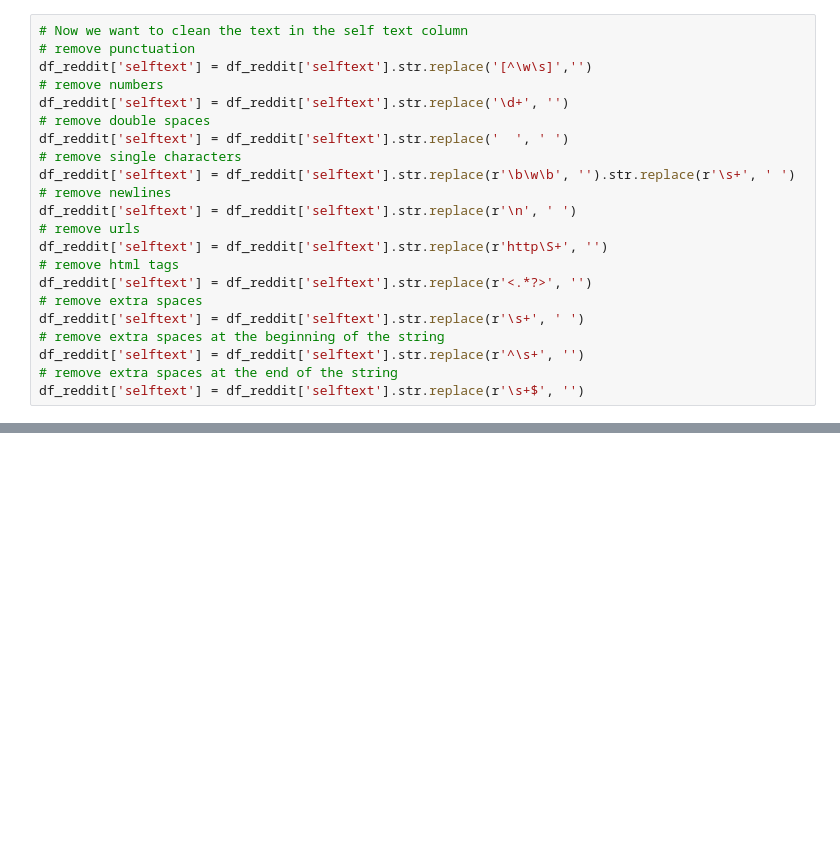
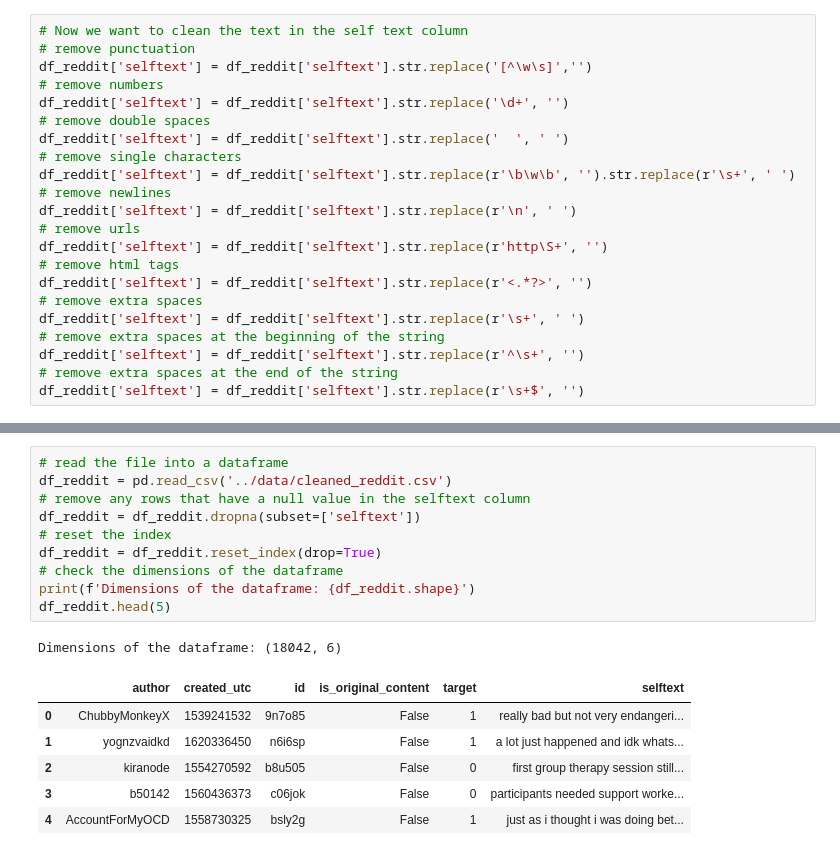
Before and after one commit to grahamwaters/Reddit-NLP-Analysis, a Jupyter notebook: notebooks/final_report.ipynb, the cells around one changed output, grey strips where cells are left out. Saved outputs shown, nothing was run; the diff lists cells and outputs as text; blank space fills up the shorter version.

```diff
--- a/notebooks/final_report.ipynb
+++ b/notebooks/final_report.ipynb
@@ -528,0 +445,18 @@ Error:
+# %%
+# read the file into a dataframe
+df_reddit = pd.read_csv('../data/cleaned_reddit.csv')
+# remove any rows that have a null value in the selftext column
+df_reddit = df_reddit.dropna(subset=['selftext'])
+# reset the index
+df_reddit = df_reddit.reset_index(drop=True)
+# check the dimensions of the dataframe
+print(f'Dimensions of the dataframe: {df_reddit.shape}')
+df_reddit.head(5)
+# %% [output]
+Dimensions of the dataframe: (18042, 6)
+|  | author | created_utc | id | is_original_content | target | selftext |
+| 0 | ChubbyMonkeyX | 1539241532 | 9n7o85 | False | 1 | really bad but not very endangeri... |
+| 1 | yognzvaidkd | 1620336450 | n6i6sp | False | 1 | a lot just happened and idk whats... |
+| 2 | kiranode | 1554270592 | b8u505 | False | 0 | first group therapy session still... |
+| 3 | b50142 | 1560436373 | c06jok | False | 0 | participants needed support worke... |
+| 4 | AccountForMyOCD | 1558730325 | bsly2g | False | 1 | just as i thought i was doing bet... |
```
Also changed, not shown: parts of 18 cells of this notebook, 7 other files.
